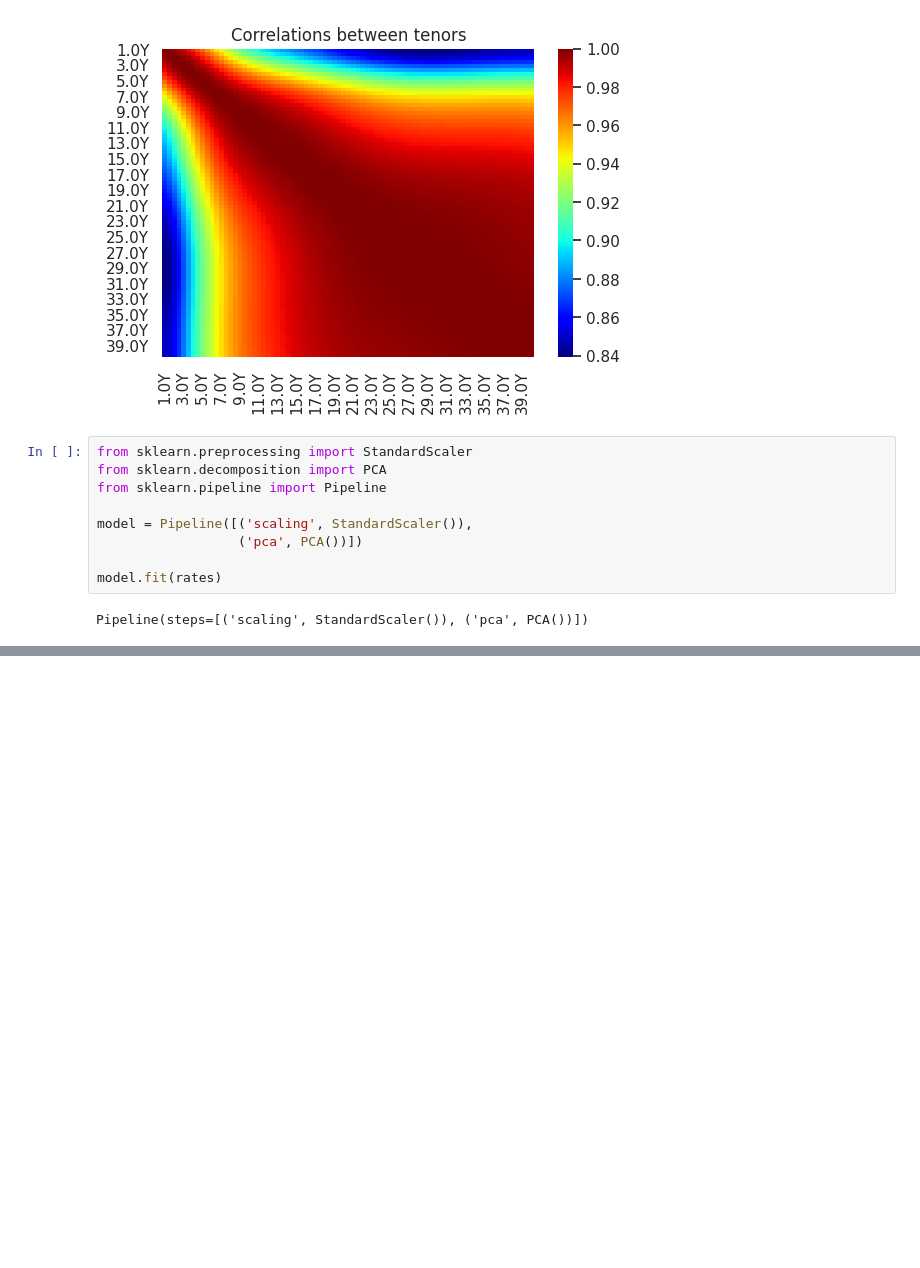
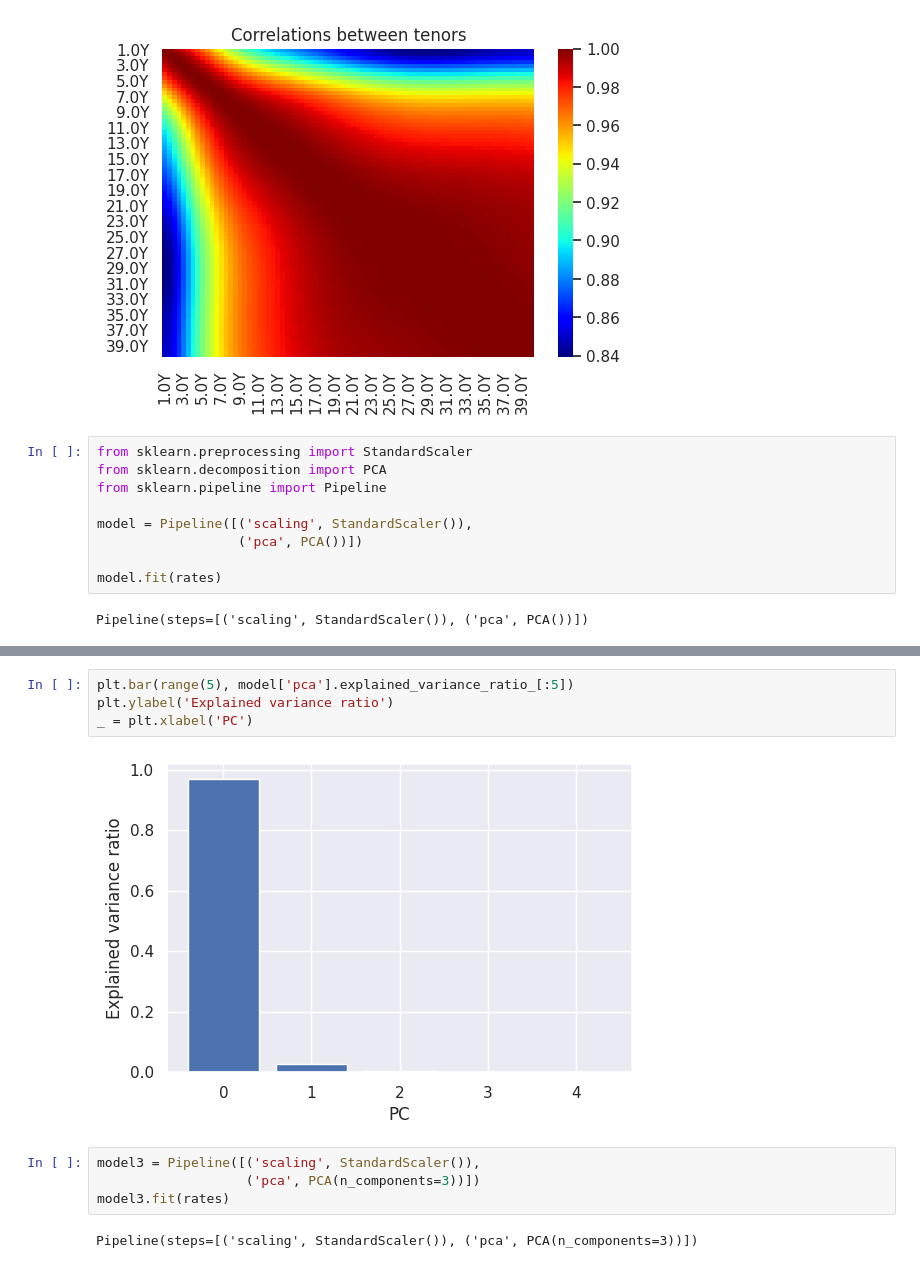
Before and after one commit to PiotMik/CaseWeek, a Jupyter notebook: 002_Code/OIS_Curve_modelling.ipynb, the cells around one changed output, grey strips where cells are left out. Saved outputs shown, nothing was run; the diff lists cells and outputs as text; blank space fills up the shorter version.

```diff
--- a/002_Code/OIS_Curve_modelling.ipynb
+++ b/002_Code/OIS_Curve_modelling.ipynb
@@ -355,2 +308,14 @@ _ = plt.ylabel('Cumulative explained variance'), plt.xlabel('Number of PCs')
 # %% [output]
 [figure]
+# %%
+plt.bar(range(5), model['pca'].explained_variance_ratio_[:5])
+plt.ylabel('Explained variance ratio')
+_ = plt.xlabel('PC')
+# %% [output]
+[figure, added]
+# %%
+model3 = Pipeline([('scaling', StandardScaler()),
+                   ('pca', PCA(n_components=3))])
+model3.fit(rates)
+# %% [output]
+Pipeline(steps=[('scaling', StandardScaler()), ('pca', PCA(n_components=3))])
```
Also changed, not shown: parts of 59 cells of this notebook.
